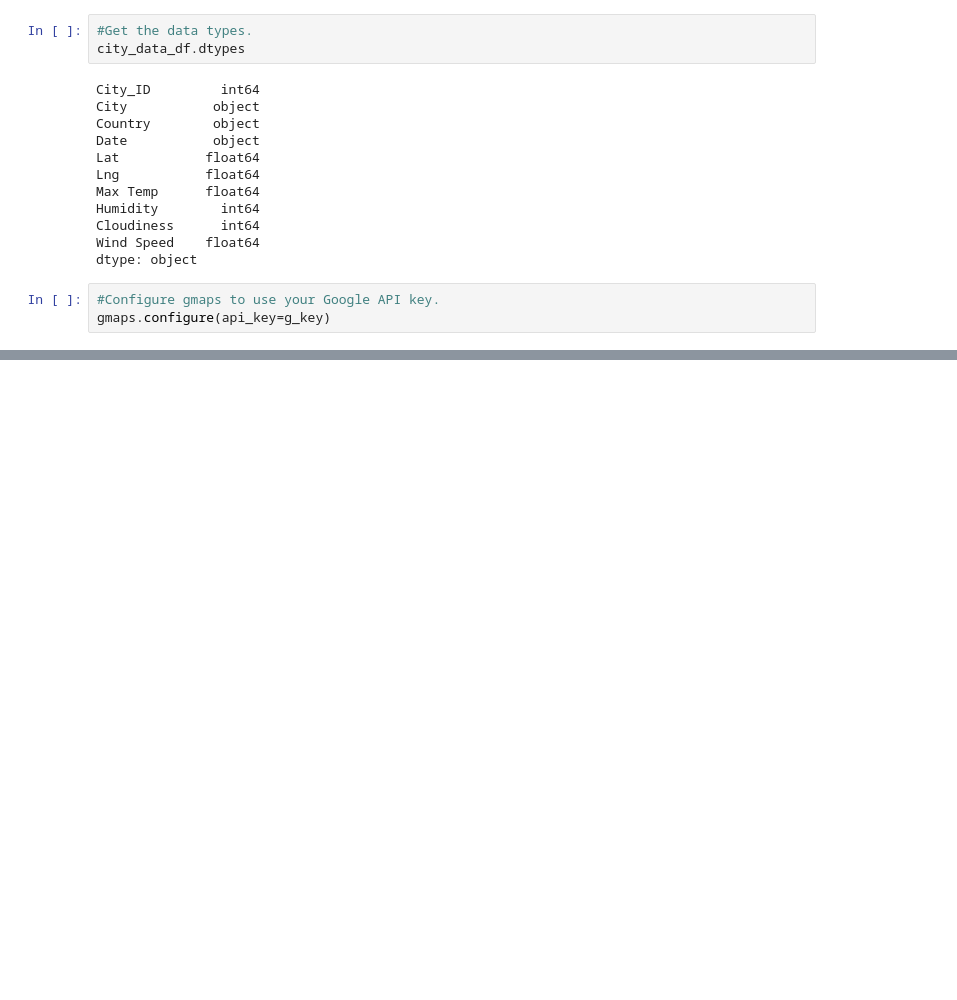
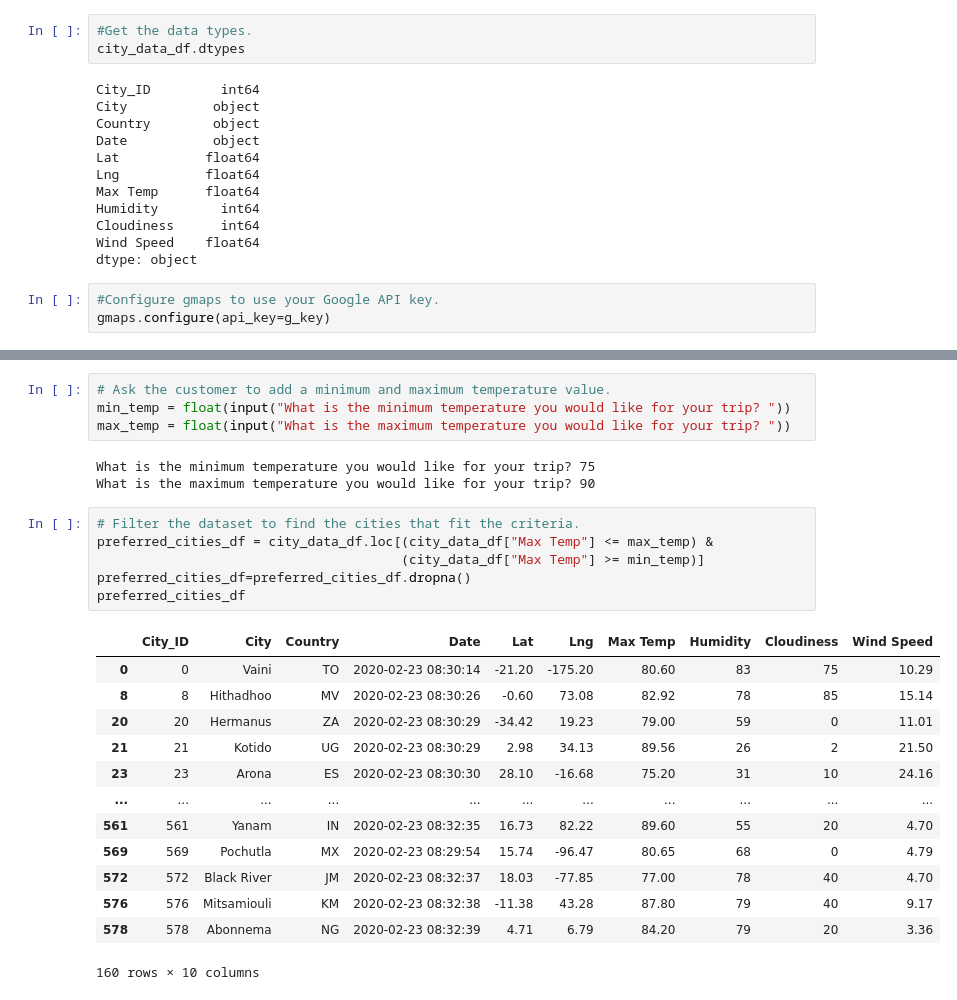
Before and after one commit to hhnguyenn/World_Weather_Analysis, a Jupyter notebook: VacationPy.ipynb, the cells around one changed output, grey strips where cells are left out. Cells and saved outputs as stored; diff of their text form; blank space fills up the shorter version.

```diff
--- a/VacationPy.ipynb
+++ b/VacationPy.ipynb
@@ -63,0 +142,27 @@ fig
+# %%
+# Ask the customer to add a minimum and maximum temperature value.
+min_temp = float(input("What is the minimum temperature you would like for your trip? "))
+max_temp = float(input("What is the maximum temperature you would like for your trip? "))
+# %% [output]
+What is the minimum temperature you would like for your trip? 75
+What is the maximum temperature you would like for your trip? 90
+# %%
+# Filter the dataset to find the cities that fit the criteria.
+preferred_cities_df = city_data_df.loc[(city_data_df["Max Temp"] <= max_temp) &
+                                       (city_data_df["Max Temp"] >= min_temp)]
+preferred_cities_df=preferred_cities_df.dropna()
+preferred_cities_df
+# %% [output]
+|  | City_ID | City | Country | Date | Lat | Lng | Max Temp | Humidity | Cloudiness | Wind Speed |
+| 0 | 0 | Vaini | TO | 2020-02-23 08:30:14 | -21.20 | -175.20 | 80.60 | 83 | 75 | 10.29 |
+| 8 | 8 | Hithadhoo | MV | 2020-02-23 08:30:26 | -0.60 | 73.08 | 82.92 | 78 | 85 | 15.14 |
+| 20 | 20 | Hermanus | ZA | 2020-02-23 08:30:29 | -34.42 | 19.23 | 79.00 | 59 | 0 | 11.01 |
+| 21 | 21 | Kotido | UG | 2020-02-23 08:30:29 | 2.98 | 34.13 | 89.56 | 26 | 2 | 21.50 |
+| 23 | 23 | Arona | ES | 2020-02-23 08:30:30 | 28.10 | -16.68 | 75.20 | 31 | 10 | 24.16 |
+| ... | ... | ... | ... | ... | ... | ... | ... | ... | ... | ... |
+| 561 | 561 | Yanam | IN | 2020-02-23 08:32:35 | 16.73 | 82.22 | 89.60 | 55 | 20 | 4.70 |
+| 569 | 569 | Pochutla | MX | 2020-02-23 08:29:54 | 15.74 | -96.47 | 80.65 | 68 | 0 | 4.79 |
+| 572 | 572 | Black River | JM | 2020-02-23 08:32:37 | 18.03 | -77.85 | 77.00 | 78 | 40 | 4.70 |
+| 576 | 576 | Mitsamiouli | KM | 2020-02-23 08:32:38 | -11.38 | 43.28 | 87.80 | 79 | 40 | 9.17 |
+| 578 | 578 | Abonnema | NG | 2020-02-23 08:32:39 | 4.71 | 6.79 | 84.20 | 79 | 20 | 3.36 |
+160 rows × 10 columns
```
Also changed, not shown: parts of 17 cells of this notebook, 8 other files.
